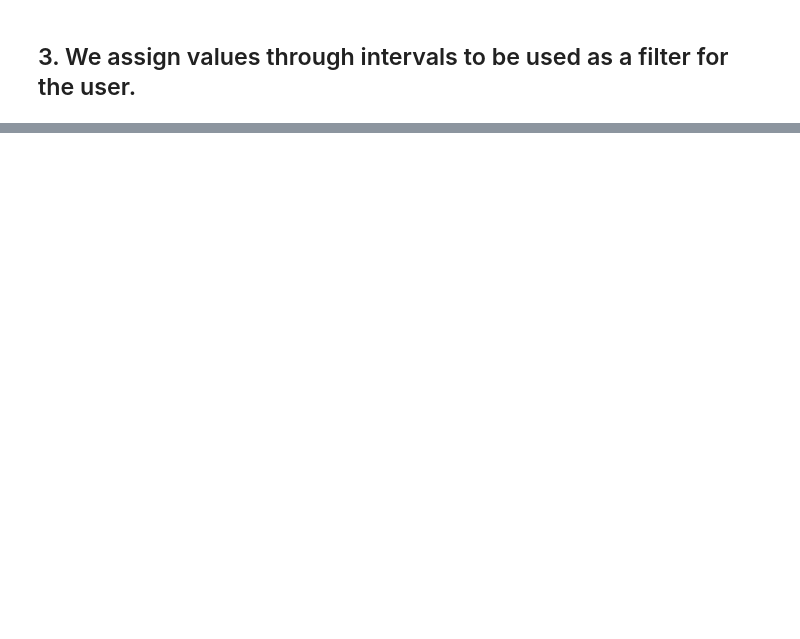
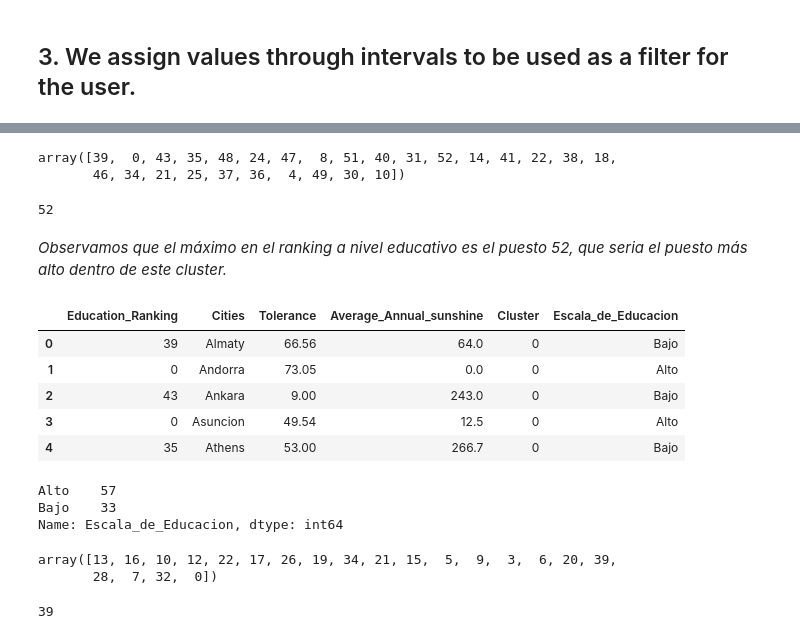
Before and after one commit to daniela-arias/Choose-to-live-better, a Jupyter notebook: Notebooks/Streamlit.ipynb, the cells around one changed output, grey strips where cells are left out. Cells and saved outputs as stored; diff of their text form; code cells hidden in the pictures; blank space fills up the shorter version.

```diff
--- a/Notebooks/Streamlit.ipynb
+++ b/Notebooks/Streamlit.ipynb
@@ -31,0 +34,2 @@ subdata2.drop(['Unnamed: 0','Gun_related_deaths','VAT_Sales_Tax','GDP_per_capita
+# %%
+subdata0.rename(columns=New_names, inplace=True)
@@ -31,0 +65,2 @@ subdata2.drop(['Unnamed: 0','Gun_related_deaths','VAT_Sales_Tax','GDP_per_capita
+# %%
+subdata0["Tolerance"] = subdata0["Tolerance"].astype(dtype=int)
@@ -33,0 +90,11 @@ subdata2.drop(['Unnamed: 0','Gun_related_deaths','VAT_Sales_Tax','GDP_per_capita
+# %%
+subdata0.Education_Ranking.unique()
+# %% [output]
+array([39,  0, 43, 35, 48, 24, 47,  8, 51, 40, 31, 52, 14, 41, 22, 38, 18,
+       46, 34, 21, 25, 37, 36,  4, 49, 30, 10])
+# %%
+subdata0.Education_Ranking.max()
+# %% [output]
+52
+# %% [markdown]
+*Observamos que el máximo en el ranking a nivel educativo es el puesto 52, que seria el puesto más alto dentro de este cluster.*
@@ -33,0 +105,24 @@ subdata2.drop(['Unnamed: 0','Gun_related_deaths','VAT_Sales_Tax','GDP_per_capita
+# %%
+subdata0.head()
+# %% [output]
+|  | Education_Ranking | Cities | Tolerance | Average_Annual_sunshine | Cluster | Escala_de_Educacion |
+| 0 | 39 | Almaty | 66.56 | 64.0 | 0 | Bajo |
+| 1 | 0 | Andorra | 73.05 | 0.0 | 0 | Alto |
+| 2 | 43 | Ankara | 9.00 | 243.0 | 0 | Bajo |
+| 3 | 0 | Asuncion | 49.54 | 12.5 | 0 | Alto |
+| 4 | 35 | Athens | 53.00 | 266.7 | 0 | Bajo |
+# %%
+subdata0.Escala_de_Educacion.value_counts()
+# %% [output]
+Alto    57
+Bajo    33
+Name: Escala_de_Educacion, dtype: int64
+# %%
+subdata1.Education_Ranking.unique()
+# %% [output]
+array([13, 16, 10, 12, 22, 17, 26, 19, 34, 21, 15,  5,  9,  3,  6, 20, 39,
+       28,  7, 32,  0])
+# %%
+subdata1.Education_Ranking.max()
+# %% [output]
+39
```
Also changed, not shown: parts of 60 cells of this notebook, 16 other files.
